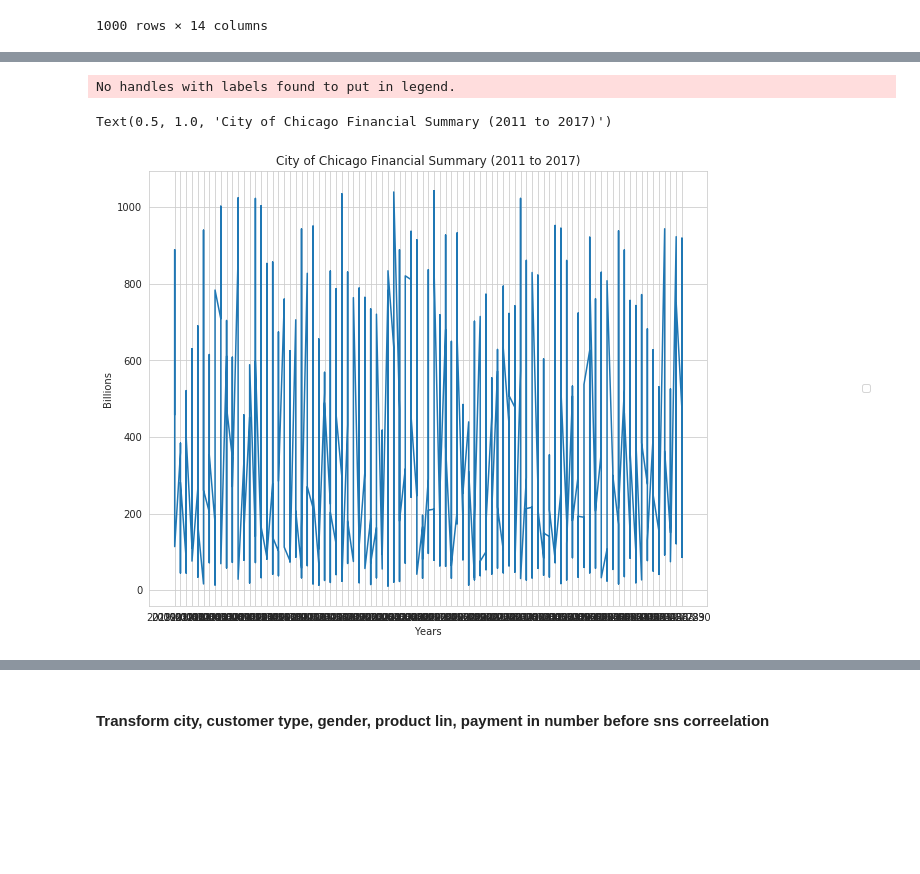
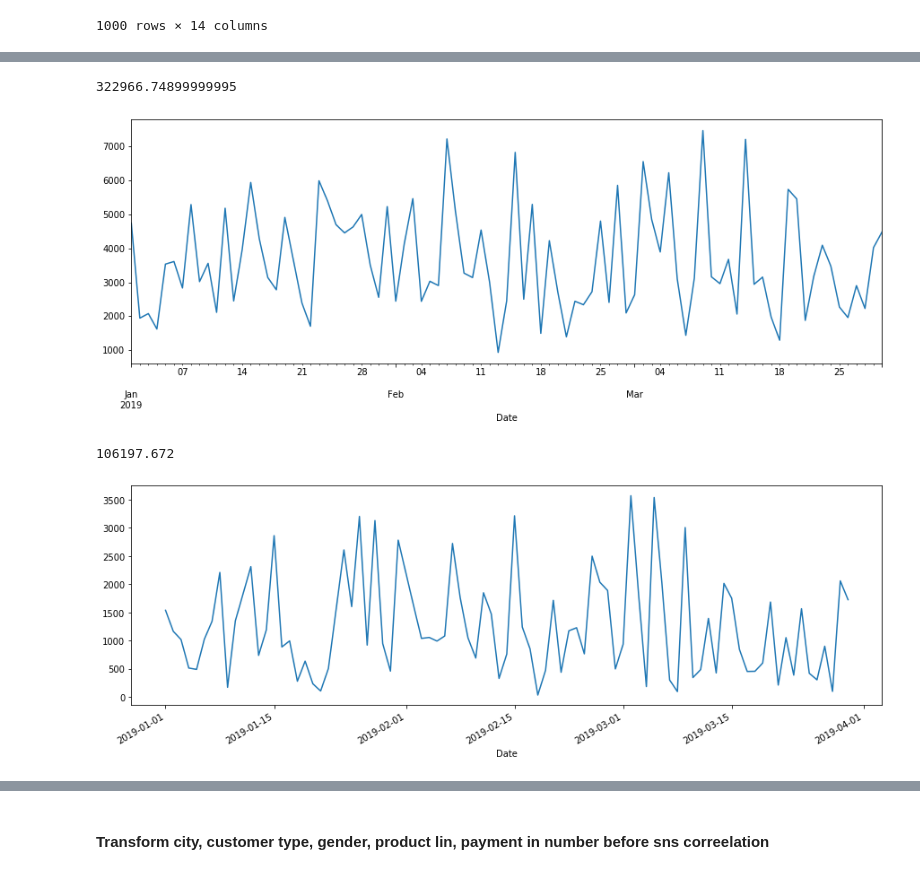
Before and after one commit to AAntunesNDS/supermarkt-sales, a Jupyter notebook: SupermarketSales.ipynb, the cells around one changed output, grey strips where cells are left out. Saved outputs shown, nothing was run; the diff lists cells and outputs as text; code cells hidden in the pictures; blank space fills up the shorter version.

```diff
--- a/SupermarketSales.ipynb
+++ b/SupermarketSales.ipynb
@@ -359,19 +293,0 @@ memory usage: 117.2+ KB
-# %%
-# Adjust figure size
-plt.figure(figsize=(10,8))
-
-# Plot the financial data
-plt.plot(data_date, data['Total'])
-#plt.plot(data_date, data_naypyitaw['Total'])
-#plt.plot(data_date, data_yangon['Total'])
-
-# format the plot
-sns.set_style("whitegrid")
-plt.legend(loc="right", bbox_to_anchor=(1.3, 0.5))
-plt.ylabel("Billions")
-plt.xlabel("Years")
-plt.title("City of Chicago Financial Summary (2011 to 2017)")
-# %% [output]
-No handles with labels found to put in legend.
-Text(0.5, 1.0, 'City of Chicago Financial Summary (2011 to 2017)')
-[figure, removed]
@@ -377,0 +297,15 @@ Text(0.5, 1.0, 'City of Chicago Financial Summary (2011 to 2017)')
+# %%
+dt = data.groupby(data['Date'])['Total'].sum()
+data.groupby(data['Date'])['Total'].sum().plot(figsize = (15,5))
+dt.sum()
+# %% [output]
+322966.74899999995
+[figure, added]
+# %%
+total_mandalay = data_mandalay.groupby(data_mandalay['Date'])['Total'].sum().sum()
+citys.append(total_mandalay)
+data_mandalay.groupby(data_mandalay['Date'])['Total'].sum().plot(figsize = (15,5))
+total_mandalay
+# %% [output]
+106197.672
+[figure, added]
```
Also changed, not shown: parts of 21 cells of this notebook.
